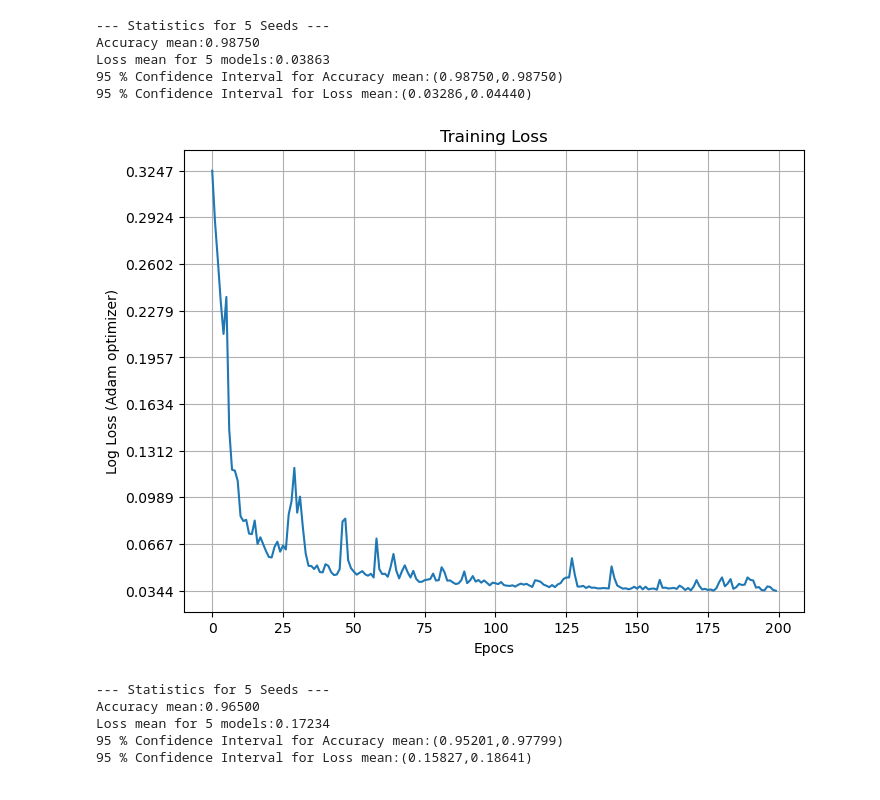
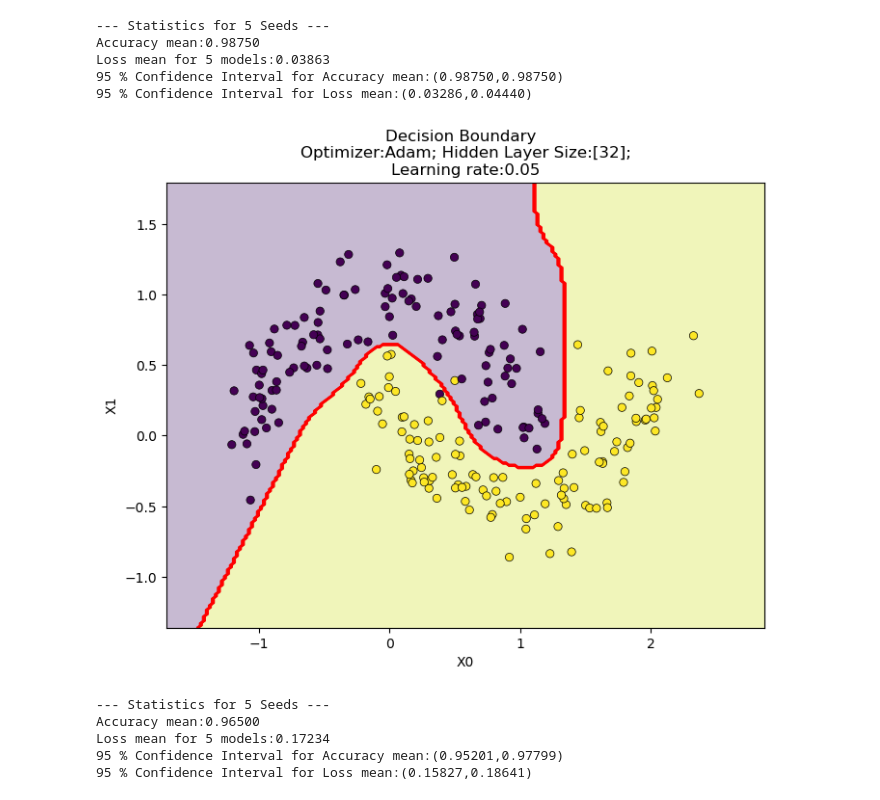
Before and after one commit to YasinVeliyev/AiAcademy_Math_Final, a Jupyter notebook: Untitled.ipynb, the cells around one changed output. Saved outputs shown, nothing was run; the diff lists cells and outputs as text; code cells hidden in the pictures.

```diff
--- a/Untitled.ipynb
+++ b/Untitled.ipynb
@@ -279,0 +270,7 @@ model_l.plot_decison_boundary(X_l_train,y_l_train)
+# %%
+fig, axs = plt.subplots(3, 3,figsize=(18, 14),gridspec_kw={"hspace": 0.4, "wspace": 0.3})
+for i,(lr,e) in enumerate(itertools.product([0.01,0.02,0.1],[50,100,200])):
+    ss = SoftMaxClassification(learning_rate=lr,max_iter=e)
+    ss.fit(X_l_train,y_l_train)
+    ax = axs[i//3,i%3]
+    ss.plot_decison_boundary(X_l_train,y_l_train,ax)
@@ -501,9 +529,9 @@ Loss mean for 5 models:0.03863
 95 % Confidence Interval for Accuracy mean:(0.98750,0.98750)
 95 % Confidence Interval for Loss mean:(0.03286,0.04440)
 # %%
-model_nn_m.plot_loss()
+model_nn_m.plot_decision_boundary(X_m_train,y_m_train)
 # %% [output]
-[figure, old version]
+[figure, new version]
 # %%
 validation_nn_sgd_m = Validation(NeuralNetwork,X_m_train,y_m_train,X_m_val,y_m_val,params={"size":[32],"optimizer":"sgd","epochs":200})
 acc_m,model_nn_sgd_m = validation_nn_sgd_m.fit()
```
Also changed, not shown: parts of 24 cells of this notebook, 2 other files.
